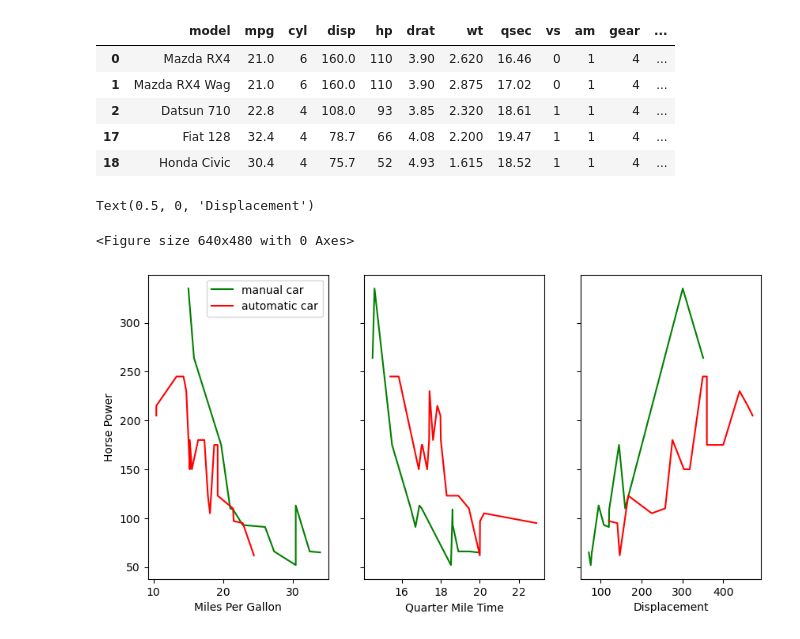
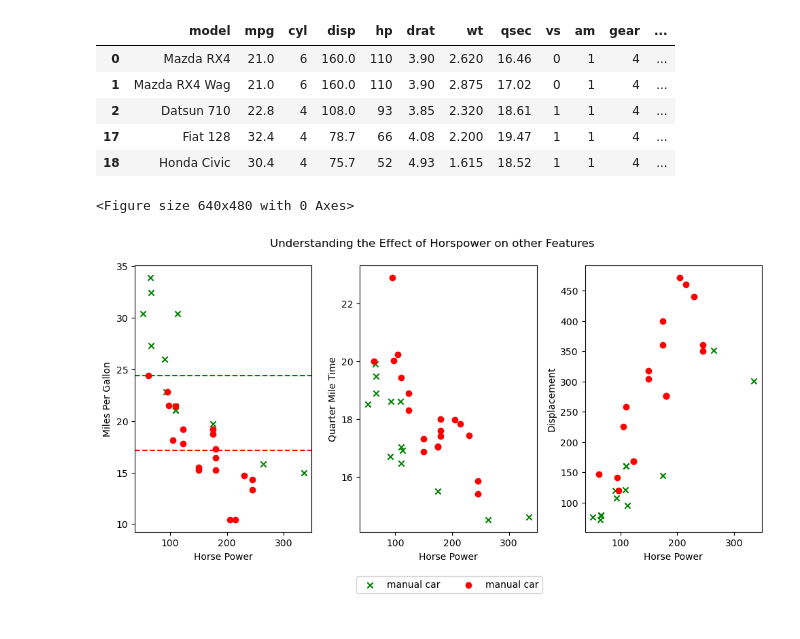
Before and after one commit to ayofalode/tutorial8, a Jupyter notebook: Tutorial8.ipynb, the cells around one changed output. Drawn from its saved outputs; the diff is of its cells as text; code cells hidden in the pictures.

```diff
--- a/Tutorial8.ipynb
+++ b/Tutorial8.ipynb
@@ -68,34 +68,0 @@ import matplotlib
-# %%
-fig = plt.figure()
-fig, ax = plt.subplots(1, 3, sharey= True,  figsize= (10,5))
-
-manual_sorted = manual.sort_values('mpg')
-automatic_sorted = automatic.sort_values('mpg')
-
-manual2_sorted = manual.sort_values('qsec')
-automatic2_sorted = automatic.sort_values('qsec')
-
-manual3_sorted = manual.sort_values('disp')
-automatic3_sorted = automatic.sort_values('disp')
-
-
-ax[0].plot(manual_sorted['mpg'], manual_sorted['hp'], label = 'manual car', c = 'g')
-ax[0].plot(automatic_sorted['mpg'], automatic_sorted['hp'],label = 'automatic car', c = 'r')
-ax[0].legend(loc = 0)
-ax[0].set_xlabel('Miles Per Gallon')
-ax[0].set_ylabel('Horse Power')
-
-
-
-ax[1].plot(manual2_sorted['qsec'],manual2_sorted['hp'], c = 'g')
-ax[1].plot(automatic2_sorted['qsec'],automatic2_sorted['hp'], c = 'r')
-ax[1].set_xlabel('Quarter Mile Time')
-
-
-ax[2].plot(manual3_sorted['disp'],manual3_sorted['hp'], c = 'g')
-ax[2].plot(automatic3_sorted['disp'],automatic3_sorted['hp'], c = 'r')
-ax[2].set_xlabel('Displacement')
-# %% [output]
-Text(0.5, 0, 'Displacement')
-<Figure size 640x480 with 0 Axes>
-[figure, removed]
@@ -101,0 +71,35 @@ Text(0.5, 0, 'Displacement')
+# %%
+fig = plt.figure()
+fig, ax = plt.subplots(1, 3, figsize= (10,5))
+fig.suptitle("Understanding the Effect of Horspower on other Features")
+
+
+ax[0].scatter(manual['hp'], manual['mpg'],label = 'manual car', marker = 'x', c = 'g')
+ax[0].scatter(automatic['hp'], automatic['mpg'],label = 'manual car', marker = 'o',c = 'r')
+ax[0].axhline(y=(statistics.mean(manual['mpg'])), color='g',linestyle='--',)
+ax[0].axhline(y=(statistics.mean(automatic['mpg'])), color='r',linestyle='--',)
+ax[0].set_xlabel('Horse Power')
+ax[0].set_ylabel('Miles Per Gallon')
+
+
+
+ax[1].scatter(manual['hp'], manual['qsec'], marker = 'x', c = 'g')
+ax[1].scatter(automatic['hp'], automatic['qsec'], marker = 'o', c = 'r')
+ax[1].set_xlabel('Horse Power')
+ax[1].set_ylabel('Quarter Mile Time')
+
+ax[2].scatter(manual['hp'], manual['disp'], marker = 'x',  c = 'g')
+ax[2].scatter(automatic['hp'], automatic['disp'], marker = 'o', c = 'r')
+ax[2].set_xlabel('Horse Power')
+ax[2].set_ylabel('Displacement')
+
+
+
+
+## create legend for the figure, attached to 'label'
+fig.legend(loc='upper center', bbox_to_anchor=(0.525, 0.001), shadow=False, ncol=2)
+plt.tight_layout()
+plt.show()
+# %% [output]
+<Figure size 640x480 with 0 Axes>
+[figure, added]
```
Also changed, not shown: parts of 3 cells of this notebook.
